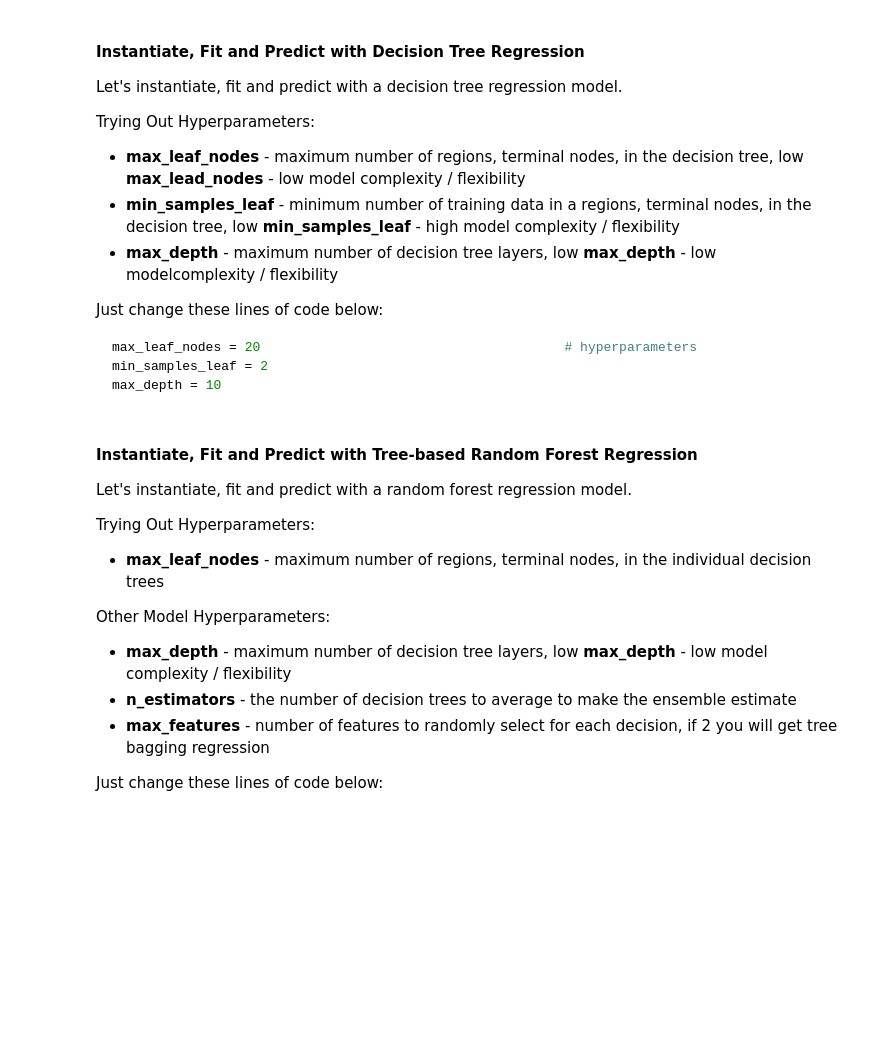
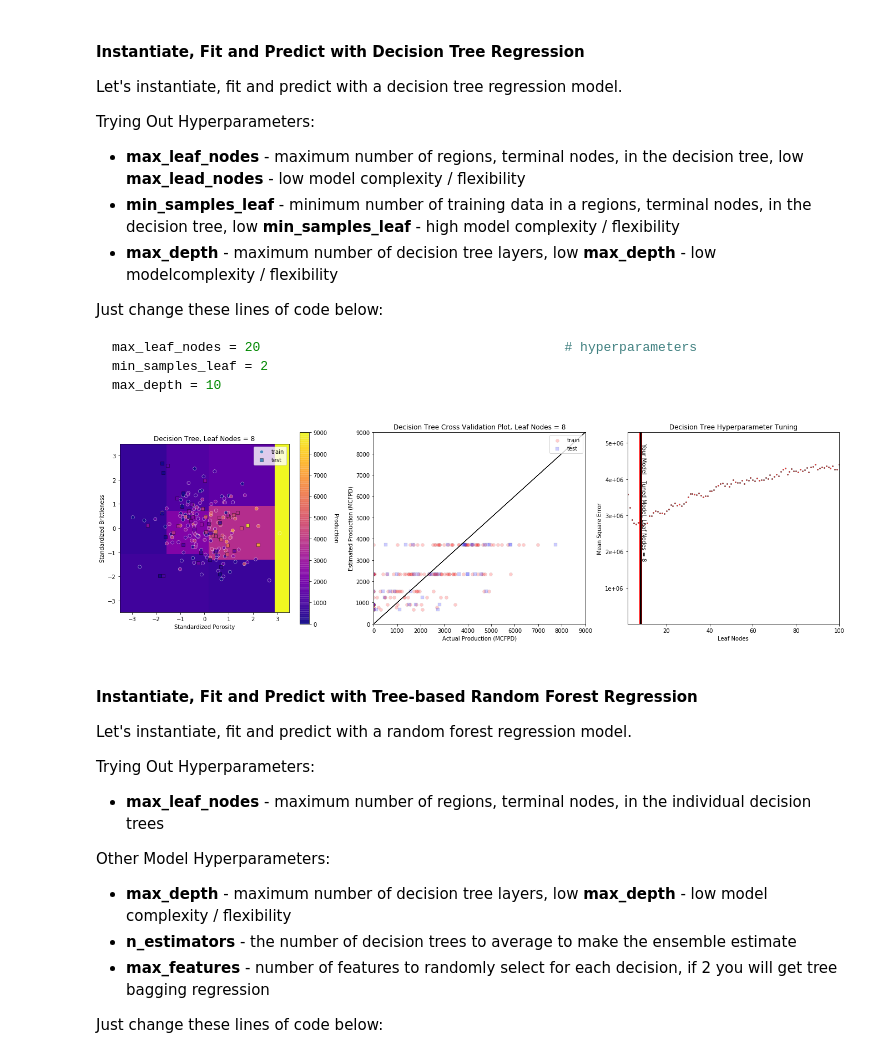
Before and after one commit to GeostatsGuy/PythonNumericalDemos, a Jupyter notebook: SubsurfaceDataAnalytics_MultipleModels.ipynb, the cells around one changed output. Saved outputs shown, nothing was run; the diff lists cells and outputs as text; code cells hidden in the pictures; blank space fills up the shorter version.

```diff
--- a/SubsurfaceDataAnalytics_MultipleModels.ipynb
+++ b/SubsurfaceDataAnalytics_MultipleModels.ipynb
@@ -468,23 +501,25 @@ max_depth = 10
 # %%
 from sklearn import tree                                   # tree program from scikit learn (package for machine learning)
 
-nodes = 80                                                 # hyperparameters
+nodes = 8                                                 # hyperparameters
 nodes_min = 2; nodes_max=100; nnodes = 80
 
 tree_model = tree.DecisionTreeRegressor(max_leaf_nodes = nodes) # instantiate the prediction model
 tree_model.fit(X_train,y_train)                            # train the model with the training data
 
 plt.subplot(131)
 visualize_model(tree_model,X_train.iloc[:,0],X_test.iloc[:,0],-3.5,3.5,X_train.iloc[:,1],X_test.iloc[:,1],-3.5,3.5,y_train.iloc[:,0],y_test.iloc[:,0],prodmin,prodmax,'Decision Tree, Leaf Nodes = ' + str(nodes))
 
 plt.subplot(132)
 check_model(tree_model,X_train.iloc[:,0],X_test.iloc[:,0],X_train.iloc[:,1],X_test.iloc[:,1],y_train.iloc[:,0],y_test.iloc[:,0],prodmin,prodmax,'Decision Tree Cross Validation Plot, Leaf Nodes = ' + str(nodes))
 
 plt.subplot(133)
 tune_model(tree_model,X,y,'max_leaf_nodes',nodes_min,nodes_max,nnodes,nodes,False,True,'Decision Tree Hyperparameter Tuning','Leaf Nodes')
 
 plt.subplots_adjust(left=0.0, bottom=0.0, right=3.0, top=1.2, wspace=0.2, hspace=0.5)
 plt.show()
+# %% [output]
+[figure, added]
 # %% [markdown]
 #### Instantiate, Fit and Predict with Tree-based Random Forest Regression
 
```
Also changed, not shown: parts of 11 cells of this notebook.
